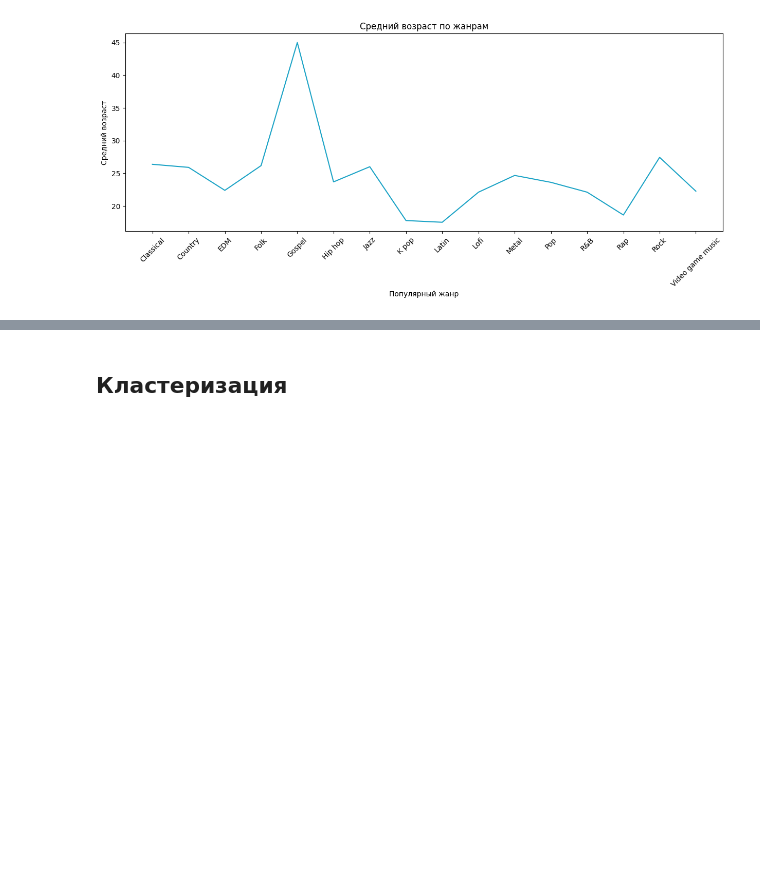
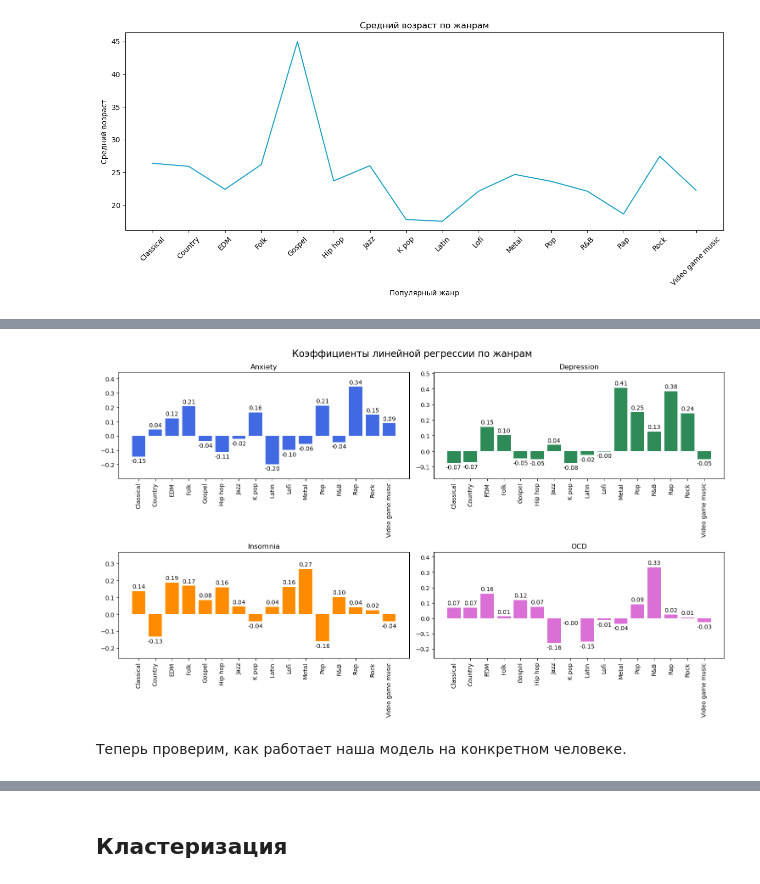
Before and after one commit to kirmaxx/StatPrak25, a Jupyter notebook: проект.ipynb, the cells around one changed output, grey strips where cells are left out. Saved outputs shown, nothing was run; the diff lists cells and outputs as text; code cells hidden in the pictures; blank space fills up the shorter version.

```diff
--- a/проект.ipynb
+++ b/проект.ipynb
@@ -581,10 +572,0 @@ betas = np.array([ols(data_linear, data[target]) for target in targets])
-# %%
-d = {
-  (feature, targets): value
-  for targets, beta in zip(targets, betas[:, 1:])
-  for feature, value in zip(genres, beta)
-}
-
-title = "Коэффициенты линейной регрессии для разных состояний"
-ylabel = "Коэффициенты (β)"
-barchart((20, 6), d, genres, targets, title, ylabel, palette[::5], "%.2f")
@@ -802,0 +573,60 @@ plt.show()
+# %%
+from sklearn.preprocessing import StandardScaler
+
+
+category_order = {
+    "Never": 0,
+    "Sometimes": 1,
+    "Rarely": 2,
+    "Very frequently": 3
+}
+
+genre_cols   = list(map(genre2col, genres))
+genre_labels = [g.replace("Frequency [", "").replace("]", "") for g in genre_cols]
+
+targets = ["Anxiety", "Depression", "Insomnia", "OCD"]
+
+X_raw = data[genre_cols].replace(category_order)
+Y = data[targets].to_numpy()
+
+scaler    = StandardScaler()
+X_scaled  = scaler.fit_transform(X_raw)
+
+X = np.hstack([np.ones((X_scaled.shape[0], 1)), X_scaled])
+
+betas = ols(X, Y)
+
+colors = ['royalblue', 'seagreen', 'darkorange', 'orchid']
+fig, axes = plt.subplots(2, 2, figsize=(15, 9))
+axes = axes.flatten()
+
+for i, (name, beta) in enumerate(zip(targets, betas.T)):
+    heights = beta[1:]
+    ax = axes[i]
+    bars = ax.bar(genre_labels, heights, color=colors[i])
+    for bar in bars:
+        h = bar.get_height()
+        ax.text(
+            bar.get_x() + bar.get_width() / 2,
+            h + (0.01 if h >= 0 else -0.01),
+            f"{h:.2f}",
+            ha="center",
+            va="bottom" if h >= 0 else "top",
+            fontsize=10
+        )
+    ax.set_title(name)
+    ax.tick_params(axis='x', rotation=90)
+
+    ymin = min(heights.min() * 1.2, heights.min() - 0.1)
+    ymax = max(heights.max() * 1.2, heights.max() + 0.1)
+    if ymin == ymax:
+        ymax += 0.1
+    ax.set_ylim(ymin, ymax)
+
+fig.suptitle("Коэффициенты линейной регрессии по жанрам", fontsize=16)
+plt.tight_layout()
+plt.show()
+# %% [output]
+[figure, added]
+# %% [markdown]
+Теперь проверим, как работает наша модель на конкретном человеке.
```
Also changed, not shown: parts of 22 cells of this notebook, 1 other file.
